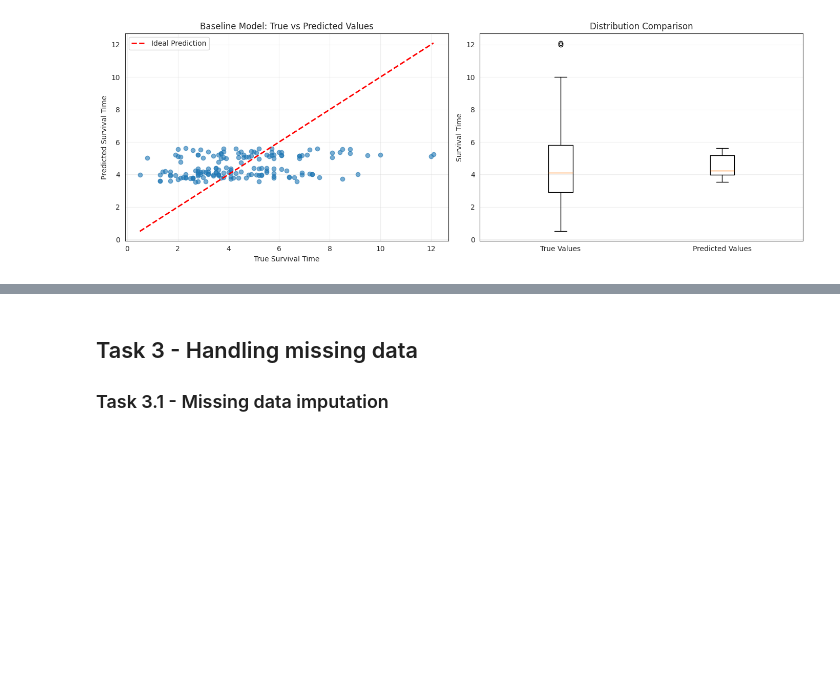
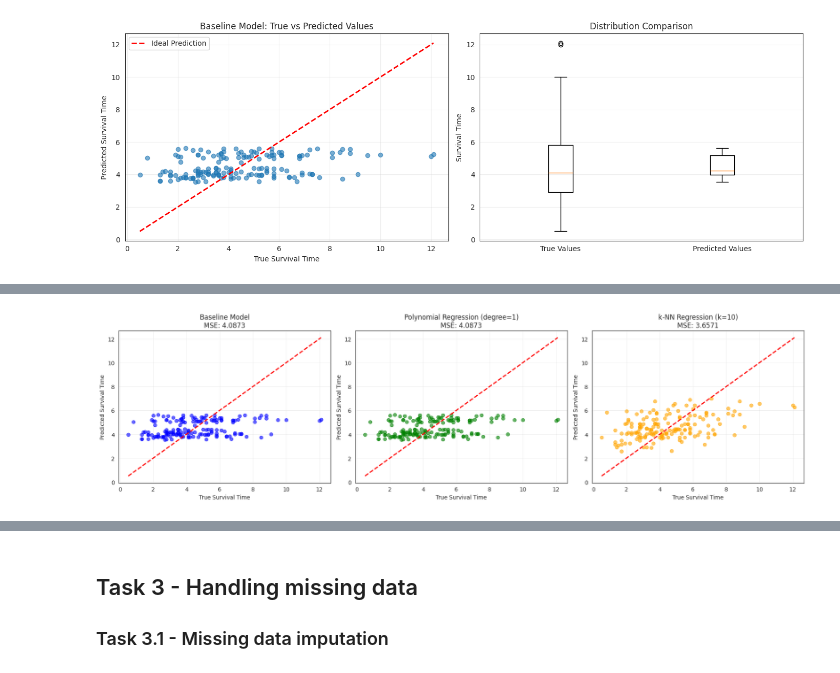
Before and after one commit to zepedrocosta/AA-Projeto2, a Jupyter notebook: Tasks.ipynb, the cells around one changed output, grey strips where cells are left out. Drawn from its saved outputs; the diff is of its cells as text; code cells hidden in the pictures; blank space fills up the shorter version.

```diff
--- a/Tasks.ipynb
+++ b/Tasks.ipynb
@@ -585,0 +835,61 @@ k-NN Regression MSE: 4.220834627329192
+# %%
+# Visualize predictions for all models
+fig, axes = plt.subplots(1, 3, figsize=(18, 5))
+fig.patch.set_facecolor('white')
+
+# Baseline predictions
+axes[0].scatter(y, y_pred_baseline, alpha=0.6, color='blue')
+axes[0].plot([y.min(), y.max()], [y.min(), y.max()], 'r--', lw=2)
+axes[0].set_xlabel('True Survival Time')
+axes[0].set_ylabel('Predicted Survival Time')
+axes[0].set_title(f'Baseline Model\nMSE: {mse_baseline:.4f}')
+axes[0].grid(True, alpha=0.3)
+
+# Polynomial predictions
+axes[1].scatter(y, y_pred_poly, alpha=0.6, color='green')
+axes[1].plot([y.min(), y.max()], [y.min(), y.max()], 'r--', lw=2)
+axes[1].set_xlabel('True Survival Time')
+axes[1].set_ylabel('Predicted Survival Time')
+axes[1].set_title(f'Polynomial Regression (degree={best_poly_degree})\nMSE: {mse_poly_train:.4f}')
+axes[1].grid(True, alpha=0.3)
+
+# k-NN predictions
+axes[2].scatter(y, y_pred_knn, alpha=0.6, color='orange')
+axes[2].plot([y.min(), y.max()], [y.min(), y.max()], 'r--', lw=2)
+axes[2].set_xlabel('True Survival Time')
+axes[2].set_ylabel('Predicted Survival Time')
+axes[2].set_title(f'k-NN Regression (k={best_k})\nMSE: {mse_knn_train:.4f}')
+axes[2].grid(True, alpha=0.3)
+
+plt.tight_layout()
+plt.savefig('./plots/task2_model_predictions_comparison.png', dpi=300, bbox_inches='tight', facecolor='white')
+plt.show()
+
+# Save individual prediction plots separately
+# Polynomial Regression predictions
+fig_poly_pred = plt.figure(figsize=(8, 6))
+fig_poly_pred.patch.set_facecolor('white')
+plt.scatter(y, y_pred_poly, alpha=0.6, color='green')
+plt.plot([y.min(), y.max()], [y.min(), y.max()], 'r--', lw=2)
+plt.xlabel('True Survival Time')
+plt.ylabel('Predicted Survival Time')
+plt.title(f'Polynomial Regression (degree={best_poly_degree})\nMSE: {mse_poly_train:.4f}')
+plt.grid(True, alpha=0.3)
+plt.tight_layout()
+plt.savefig('./plots/task2_polynomial_predictions.png', dpi=300, bbox_inches='tight', facecolor='white')
+plt.close()
+
+# k-NN predictions
+fig_knn_pred = plt.figure(figsize=(8, 6))
+fig_knn_pred.patch.set_facecolor('white')
+plt.scatter(y, y_pred_knn, alpha=0.6, color='orange')
+plt.plot([y.min(), y.max()], [y.min(), y.max()], 'r--', lw=2)
+plt.xlabel('True Survival Time')
+plt.ylabel('Predicted Survival Time')
+plt.title(f'k-NN Regression (k={best_k})\nMSE: {mse_knn_train:.4f}')
+plt.grid(True, alpha=0.3)
+plt.tight_layout()
+plt.savefig('./plots/task2_knn_predictions.png', dpi=300, bbox_inches='tight', facecolor='white')
+plt.close()
+# %% [output]
+[figure, added]
```
Also changed, not shown: parts of 12 cells of this notebook, 16 other files.
